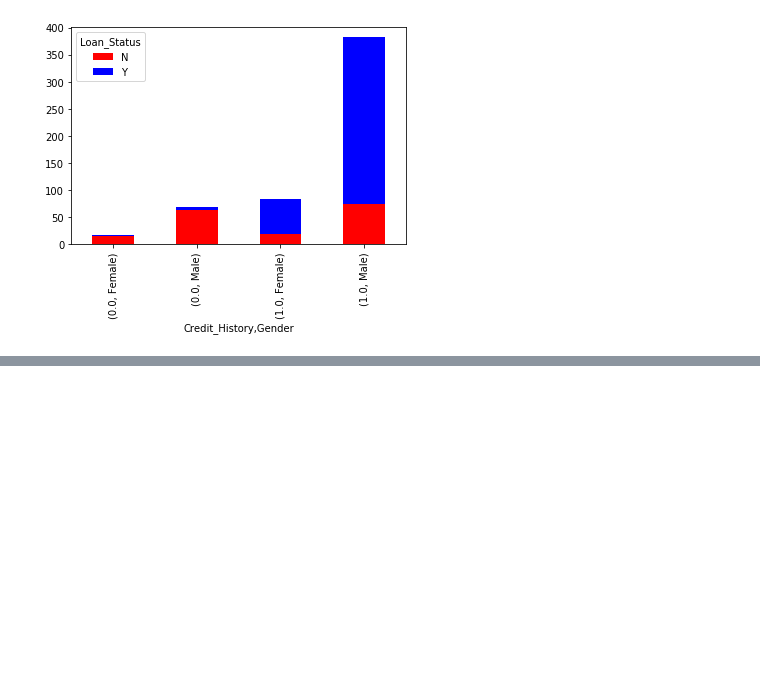
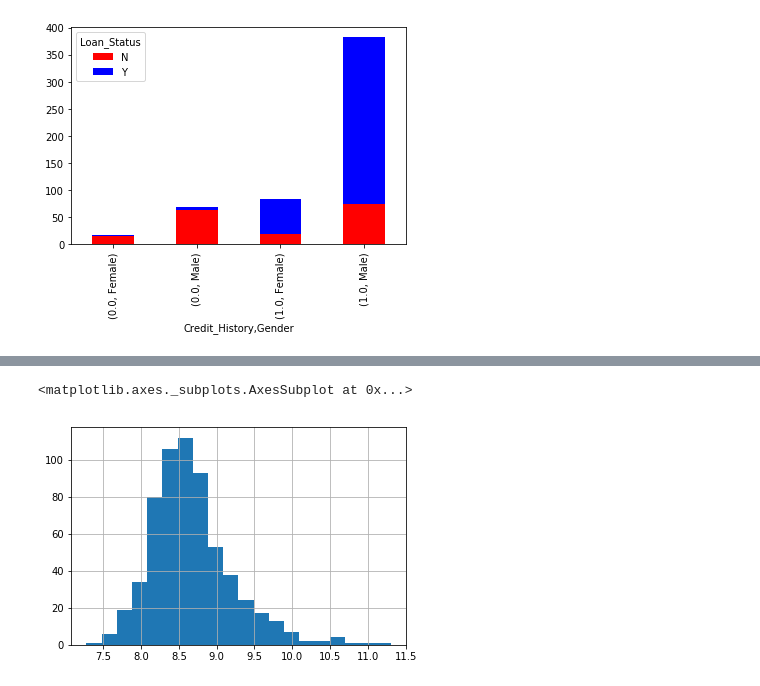
Before and after one commit to Anes31/Loan-Prediction, a Jupyter notebook: Loan_Prediction.ipynb, the cells around one changed output, grey strips where cells are left out. Cells and saved outputs as stored; diff of their text form; code cells hidden in the pictures; blank space fills up the shorter version.

```diff
--- a/Loan_Prediction.ipynb
+++ b/Loan_Prediction.ipynb
@@ -144,0 +194,7 @@ temp5.plot(kind='bar', stacked=True, color=['red','blue'], grid=False)
+# %%
+data['TotalIncome'] = data['ApplicantIncome'] + data['CoapplicantIncome']
+data['TotalIncome_log'] = np.log(data['TotalIncome'])
+data['TotalIncome_log'].hist(bins=20)
+# %% [output]
+<matplotlib.axes._subplots.AxesSubplot at 0x...>
+[figure, added]
```
Also changed, not shown: parts of 21 cells of this notebook.
